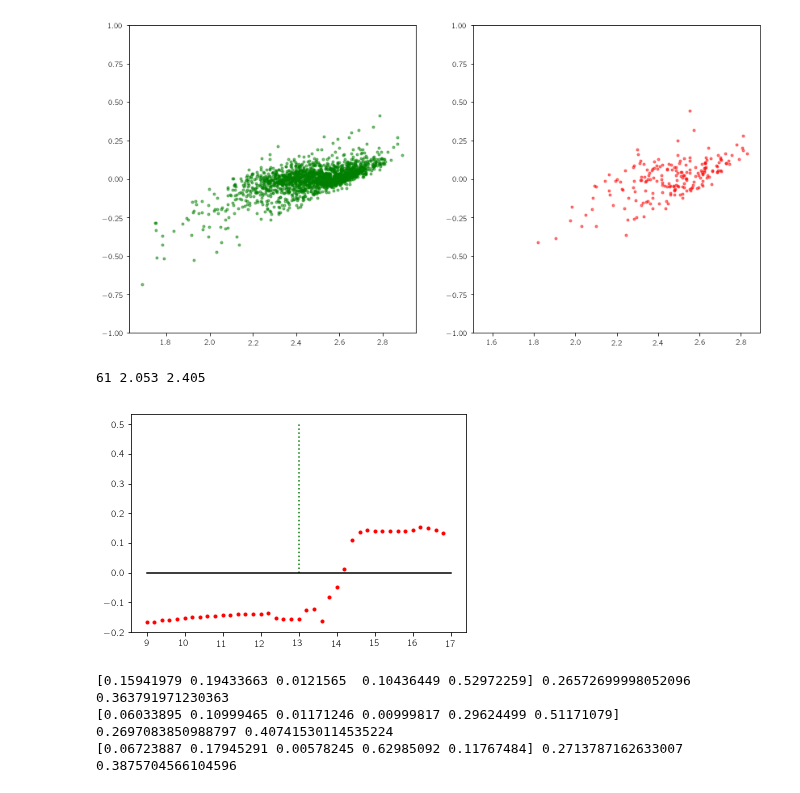
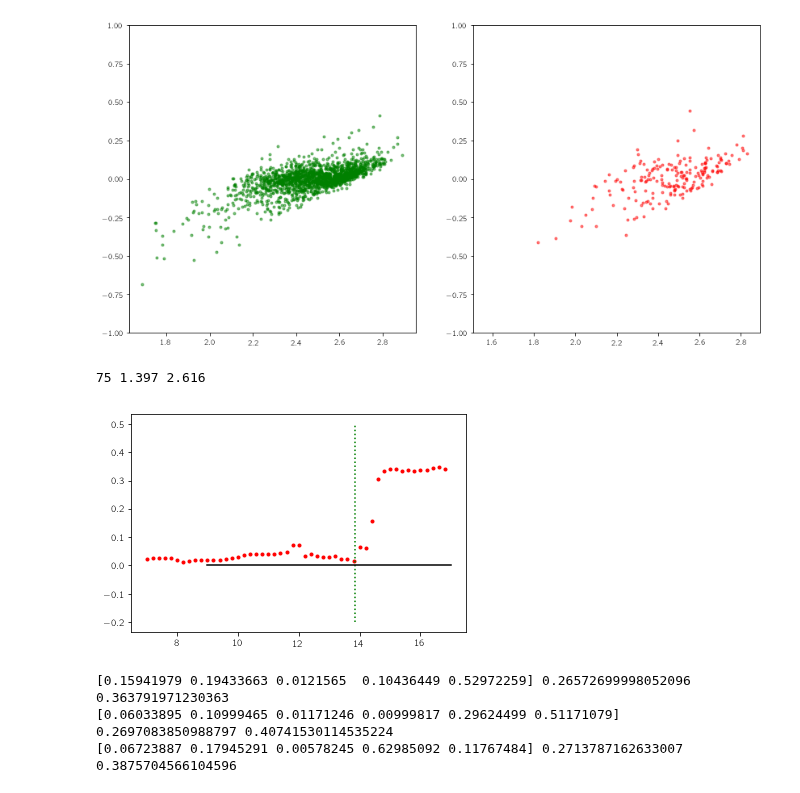
Before and after one commit to ekourkchi/reddening, a Jupyter notebook: griz2PC0.ipynb, the cells around one changed output. Saved outputs shown, nothing was run; the diff lists cells and outputs as text; code cells hidden in the pictures.

```diff
--- a/griz2PC0.ipynb
+++ b/griz2PC0.ipynb
@@ -203,7 +203,7 @@ c21w = m21-w2
 # %%
 def get_PC(w2, m21, logWimx, Wba, R50_w2):
 
-    we = 2.5*np.log10(2.*np.pi*(R50_w2*60)**2)-2.5*np.log10(Wba)
+    we = 2.5*np.log10(2.*np.pi*(R50_w2*60)**2)-2.5*np.log10( )
     mu50 = w2+we
     c21w = m21-w2
     P0 = 0.524*(logWimx-2.47)/0.18+0.601*(c21w-1.63)/1.15-0.603*(mu50-23.35)/1.38
@@ -527,7 +527,7 @@ y_esn_ = C3_
 
 
 regrX = RandomForestRegressor(max_depth=2000, n_estimators=1000, max_features=3, \
-                             min_samples_leaf=5, bootstrap=True)
+                             min_samples_leaf=1, bootstrap=True)
 regrX.fit(Xy1, y_esn)
 yp_esn  = regrX.predict(Xy1)
 yp_esn_ = regrX.predict(xy1)
@@ -560,5 +560,5 @@ plt.ylim([-1,1])
 # %%
-j = 14
+j = 90
 # for j in range(100): print j, INC_[j]
 
 
@@ -579,12 +579,12 @@ for w2_t in np.arange(8,18,0.2):
     zw_t = z_t-w2_t
 
     x_t = np.asarray([[gr_t, ri_t, mu50_t]])
-    rw_tp = regr.predict(x_t)
+    rw_tp = regrX.predict(x_t)
 
     plt.plot([w2_t], [rw_t-rw_tp], 'r.')
 
 
-plt.plot([W2_[j],W2_[j]], [-2,6], 'g:')
+plt.plot([W2_[j],W2_[j]], [-3,6], 'g:')
 plt.plot([8,18], [0,0], 'k-')
 print INC_[j], P0_[j], W2_[j]
 plt.show()
@@ -645,39 +645,39 @@ plt.ylim([-1,1])
 (-1, 1)
 [figure]
 # %%
-j = 14
+j = 180
 
 
-for w2_t in np.arange(9,17,0.2):
+for w2_t in np.arange(7,17,0.2):
     logWimx, c21w_t, mu50_t, P0_t = get_PC(w2_t, M21_[j], M0_[j], WBA_[j], R50_[j])
 
     g_t = G0_[j]-redCorrect(INC_[j], P0_t, band1='g', band2='w2')
     r_t = R0_[j]-redCorrect(INC_[j], P0_t, band1='r', band2='w2')
     i_t = I0_[j]-redCorrect(INC_[j], P0_t, band1='i', band2='w2')
     z_t = Z0_[j]-redCorrect(INC_[j], P0_t, band1='z', band2='w2')
 
 
     gr_t = g_t-r_t
     c2_t = r_t-w2_t
     ri_t = r_t-i_t
     m0_t = M0_[j]
     c0_t = c21w_t
     mu_t = mu50_t
 
 #     x1_t = np.asarray([[gr_t, c2_t, ri_t, mu_t, c0_t]])
     x1_t = np.asarray([[gr_t, c2_t, ri_t, z_t, mu_t, c0_t]])
     logWimx_p = regrG.predict(x1_t)
 
     plt.plot([w2_t], [logWimx-logWimx_p], 'r.')
 
 
-plt.plot([W2_[j],W2_[j]], [0,0.5], 'g:')
+plt.plot([W2_[j],W2_[j]], [-0.2,0.5], 'g:')
 plt.plot([9,17], [0,0], 'k-')
 print INC_[j], P0_[j], logWimx
 plt.show()
 # %% [output]
-61 2.053 2.405
+75 1.397 2.616
-[figure, old version]
+[figure, new version]
 # %%
 from sklearn.ensemble import RandomForestRegressor
 from sklearn.datasets import make_regression
```
Also changed, not shown: parts of 3 cells of this notebook.
